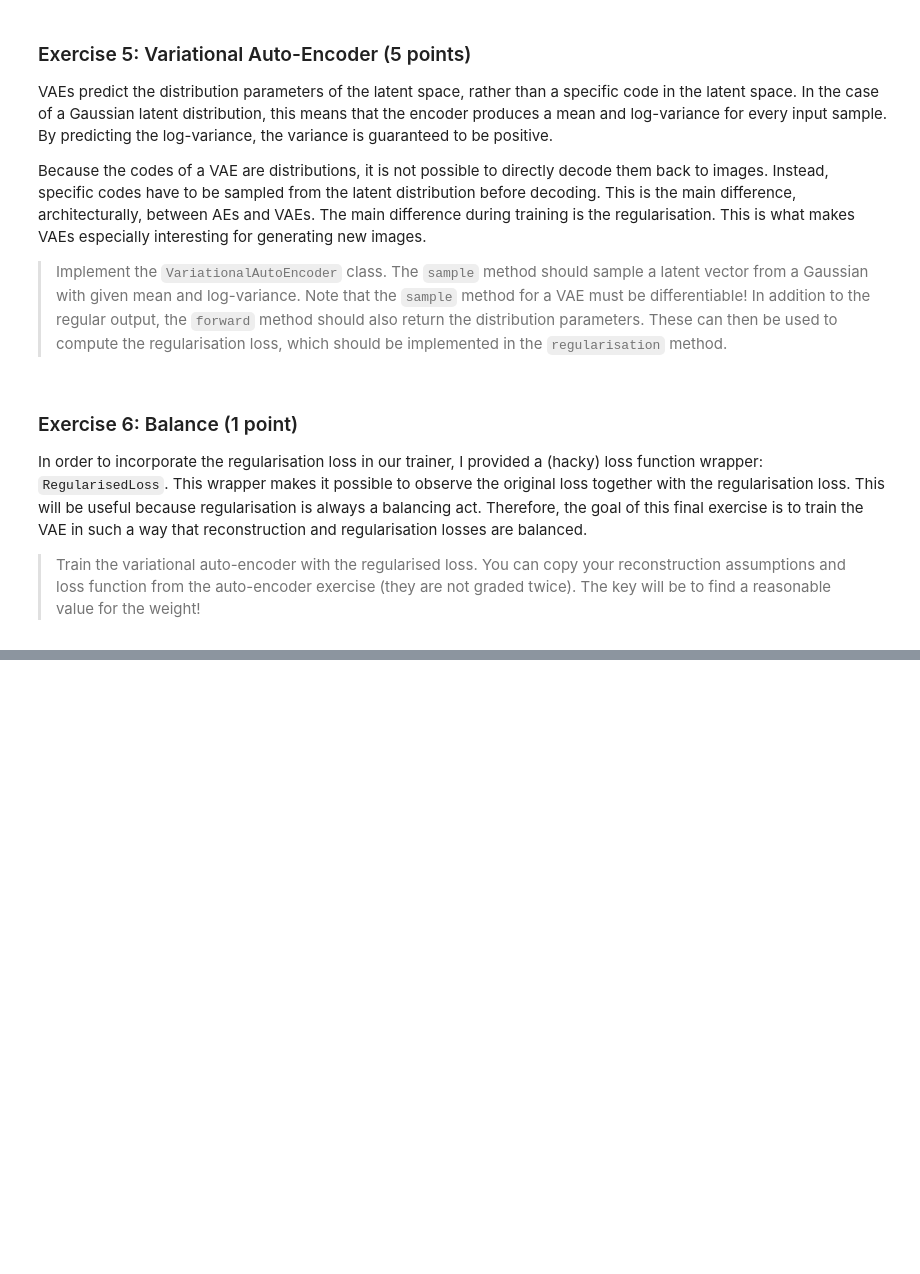
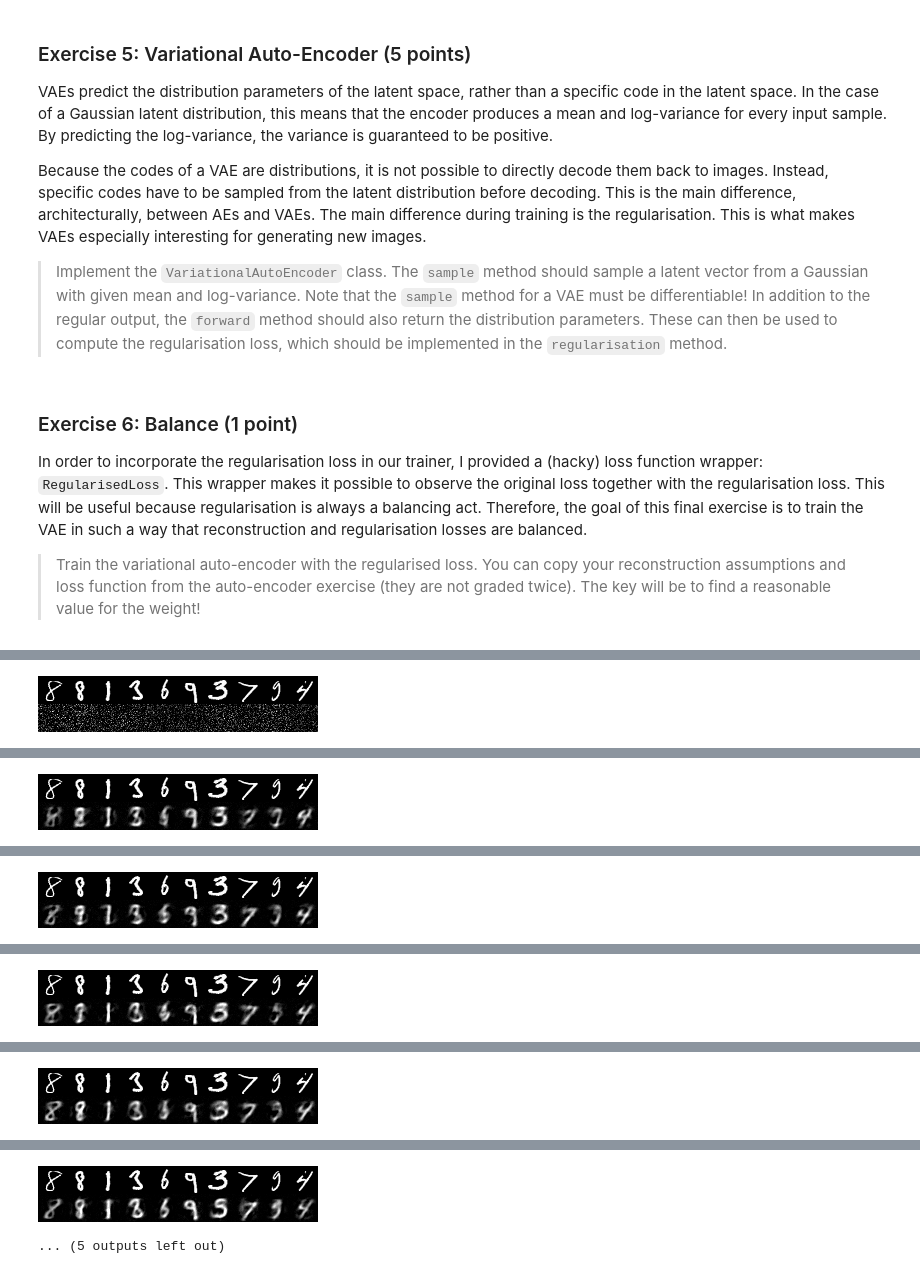
Before and after one commit to meier108/MasterAI_2, a Jupyter notebook: DeepLearning/Assignment3.ipynb, the cells around one changed output, grey strips where cells are left out. Cells and saved outputs as stored; diff of their text form; code cells hidden in the pictures; blank space fills up the shorter version.

```diff
--- a/DeepLearning/Assignment3.ipynb
+++ b/DeepLearning/Assignment3.ipynb
@@ -962,10 +1045,15 @@ class VariationalAutoEncoder(nn.Module):
             The randomly generated sample in latent space.
         """
         # YOUR CODE HERE
-        raise NotImplementedError()
+        #calculate standard deviation from log variance
+        std = torch.exp(log_var / 2)
+        #sample random from standard normal distribution
+        eps = torch.randn_like(std)
+        #reperaterization trick: z = mu + sigma * eps
+        return mean + std * eps
 
     @staticmethod
-    def regularisation(parameters: tuple[torch.Tensor, torch.Tensor]):
+    def regularisation(parameters: Tuple[torch.Tensor, torch.Tensor]):
         """
         Compute regularisation loss.
 
@@ -982,7 +1070,15 @@ class VariationalAutoEncoder(nn.Module):
             and the Gaussian distribution specified by `parameters`.
         """
         # YOUR CODE HERE
-        raise NotImplementedError()
+        mean, log_var = parameters
+        # calculate the KL divergence
+        # KL(N(μ,σ²) || N(0,1)) = 0.5 * (μ² + σ² - ln(σ²) - 1)
+        # simplifies to: KL = 0.5 * Σ(μ² + σ² - log(σ²) - 1)
+        kl_div = 0.5 * torch.sum(
+            mean.pow(2) + torch.exp(log_var) - log_var - 1, dim=1
+        )
+
+        return torch.mean(kl_div)
 
     def __init__(self, encoder: nn.Module, decoder: nn.Module,
                  assumption: str = None):
@@ -1007,11 +1103,23 @@ class VariationalAutoEncoder(nn.Module):
             This is used to compute the regularisation.
         """
         # YOUR CODE HERE
-        raise NotImplementedError()
+        x = self.encoder(x)
+        # calcuate mean and log variance
+        dim = x.size(1) // 2
+        mean = x[:, :dim] # first half is mean
+        log_var = x[:, dim:] # second half is log variance
+
+        #sample from the latent space
+        z = self.sample(mean, log_var)
+
+        # decode
+        y = self.decoder(z)
+        parameters = (mean, log_var)
+        return y, parameters
 
     @torch.no_grad()
     def generate(self, mean: torch.Tensor, log_var: torch.Tensor = 0.,
-                 y_range: tuple[float, float] = None) -> torch.Tensor:
+                 y_range: Tuple[float, float] = None) -> torch.Tensor:
         """
         Generate one or more new images.
 
@@ -1128,14 +1236,16 @@ vae = VariationalAutoEncoder(
         nn.ELU(), nn.Linear(400, 784),
         nn.Unflatten(1, (1, 28, 28)),
     ),
-    assumption=None
+    assumption='truncated', #use the same as above
 ).to(device)
-regularised_loss = RegularisedLoss(None, vae.regularisation, weight=0.)
+regularised_loss = RegularisedLoss(nn.MSELoss(), vae.regularisation, weight=0.0007) #as assumption is truncated -> nn.MSELoss()
 trainer = AutoEncoderTrainer(
     model=vae,
     criterion=regularised_loss,
     optimiser=optim.Adamax(vae.parameters()),
 )
 
-# YOUR CODE HERE
-raise NotImplementedError()
+# data processing
+loader = DataLoader(data, batch_size=256, shuffle=True, num_workers=2)
+trainer.train(loader, num_epochs=15, vis_every=2)
+# %% [output]
@@ -1141,0 +1253 @@ raise NotImplementedError()
+[figure, added]
@@ -1141,0 +1256 @@ raise NotImplementedError()
+[figure, added]
@@ -1141,0 +1259 @@ raise NotImplementedError()
+[figure, added]
@@ -1141,0 +1262 @@ raise NotImplementedError()
+[figure, added]
@@ -1141,0 +1265 @@ raise NotImplementedError()
+[figure, added]
@@ -1142,3 +1268,5 @@ raise NotImplementedError()
+[figure, added]
+... (5 outputs left out)
 # %%
 # Test Cell: do not edit or delete!
 assert regularised_loss.weight > 0, (
```
Also changed, not shown: parts of 13 cells of this notebook, 5 other files.
